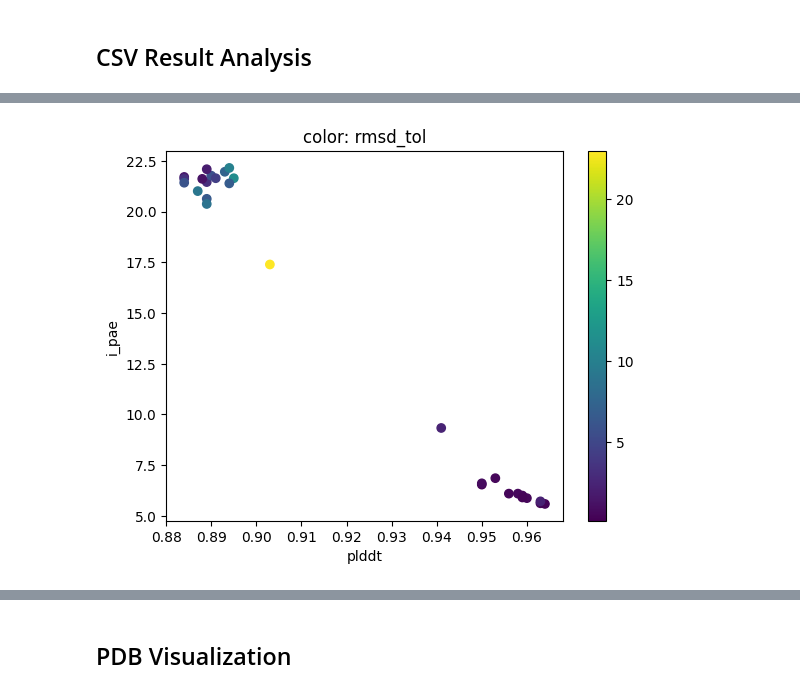
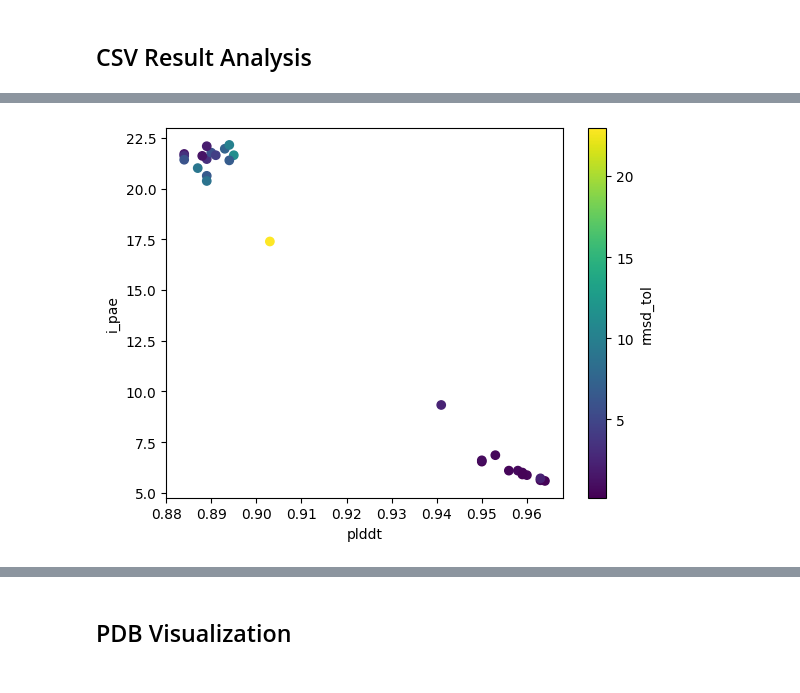
Before and after one commit to bramyeon/eval, a Jupyter notebook: colab/analyze.ipynb, the cells around one changed output, grey strips where cells are left out. Drawn from its saved outputs; the diff is of its cells as text; code cells hidden in the pictures.

```diff
--- a/colab/analyze.ipynb
+++ b/colab/analyze.ipynb
@@ -249,30 +249,30 @@ Filtered CSV saved successfully at: analysis_77Ih/filtered_ub2q.csv
 # %%
 #@title Graph Plotting
 
 plot_save_name = 'trial.png' #@param {type:"string"}
 coverage = "all" #@param ['all','filtered']
 x_axis = 'plddt' #@param ['ddg_pre (f.k.a. ddg)','af_seed','af_model','af_recycle','plddt','ptm','i_ptm','pae','i_pae','multi','rmsd_tol','ddg_fin (f.k.a. ddg_final)']
 y_axis = 'i_pae' #@param ['ddg_pre (f.k.a. ddg)','af_seed','af_model','af_recycle','plddt','ptm','i_ptm','pae','i_pae','multi','rmsd_tol','ddg_fin (f.k.a. ddg_final)']
 color = 'rmsd_tol' #@param ['none', 'ddg_pre (f.k.a. ddg)','af_seed','af_model','af_recycle','plddt','ptm','i_ptm','pae','i_pae','multi','rmsd_tol','ddg_fin (f.k.a. ddg_final)']
 
 if coverage == 'all':
     plot = df
 elif coverage == 'filtered':
     plot = df_
 
 if color == 'none':
     plt.scatter(plot[x_axis], plot[y_axis])
 else:
     plt.scatter(plot[x_axis], plot[y_axis], c=plot[color], cmap='viridis')
-    plt.colorbar()
-    plt.title(f"color: {color}")
+    plt.colorbar(label=color)
+
 plt.xlabel(x_axis)
 plt.ylabel(y_axis)
 plt.savefig(os.path.join(analysis_dir, plot_save_name))
 plt.show()
 plt.close()
 # %% [output]
-[figure, old version]
+[figure, new version]
 # %%
 #@title Download Analysis Results
 
```
Also changed, not shown: parts of 2 cells of this notebook.
